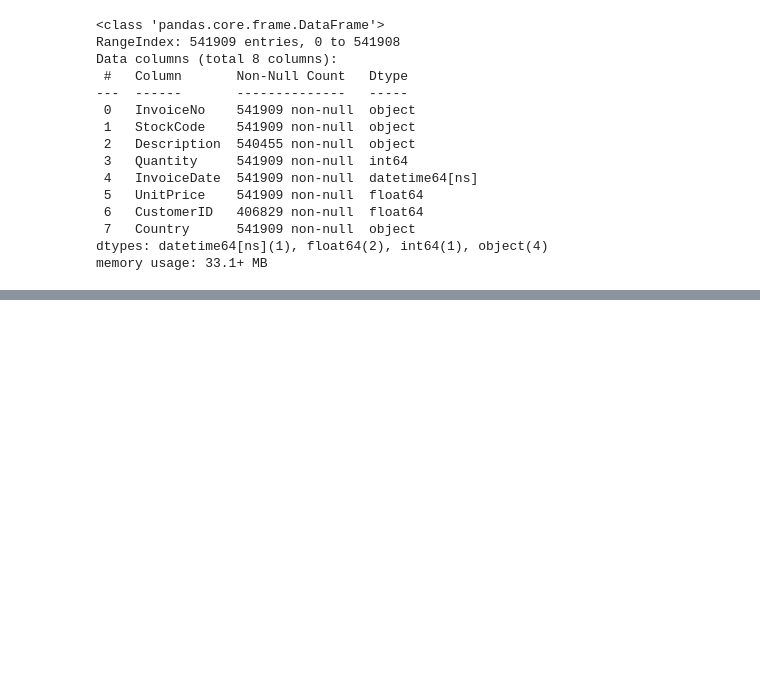
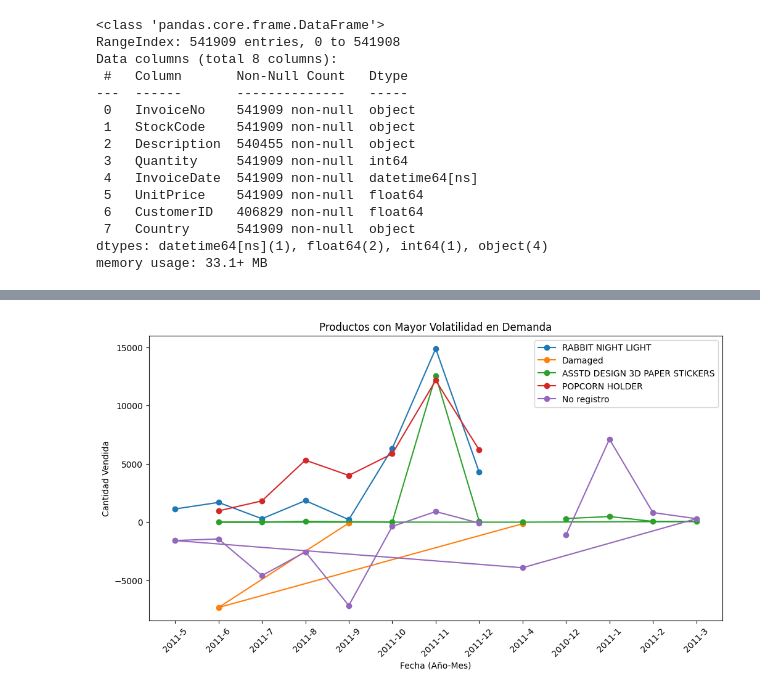
Before and after one commit to JosePicalua/Proyectos-Data-Analys-Science, a Jupyter notebook: DataSet-Kaggle/Proyecto-3-Online-Retail/proyectoVENTASonlineretail.ipynb, the cells around one changed output, grey strips where cells are left out. Drawn from its saved outputs; the diff is of its cells as text; code cells hidden in the pictures; blank space fills up the shorter version.

```diff
--- a/DataSet-Kaggle/Proyecto-3-Online-Retail/proyectoVENTASonlineretail.ipynb
+++ b/DataSet-Kaggle/Proyecto-3-Online-Retail/proyectoVENTASonlineretail.ipynb
@@ -78,3 +53,0 @@ df_train['Segundo'] = df_train['InvoiceDate'].dt.second
-# %%
-#eliminando la columna "fecha", debido que ya se separo por año, mes, dia, año
-columna_eliminada = df_train.pop('InvoiceDate')
@@ -86,0 +54,2 @@ df_train.to_csv(ruta, index=False, encoding='utf-8')
+# %%
+df_train['InvoiceDate'] = pd.to_datetime(df_train['InvoiceDate'], errors='coerce')
@@ -86,0 +59,2 @@ df_train.to_csv(ruta, index=False, encoding='utf-8')
+# %%
+df_train['Año-Mes'] = df_train['InvoiceDate'].dt.strftime('%Y-%m')  # Formato correcto
@@ -86,0 +65,12 @@ df_train.to_csv(ruta, index=False, encoding='utf-8')
+# %%
+# Agrupar por producto y mes, luego contar la cantidad de ventas por mes
+volatilidad_productos = df_train.groupby(['Description', 'Año', 'Mes'])['Quantity'].sum().reset_index()
+
+# Calcular la desviación estándar para cada producto
+volatilidad = volatilidad_productos.groupby('Description')['Quantity'].std().reset_index()
+
+# Ordenar productos de mayor a menor volatilidad
+volatilidad = volatilidad.sort_values(by='Quantity', ascending=False)
+
+# Ver los productos más volátiles
+print(volatilidad.head(10))
@@ -86,0 +89,23 @@ df_train.to_csv(ruta, index=False, encoding='utf-8')
+# %%
+
+# Seleccionar los 5 productos con mayor volatilidad
+top_volatiles = volatilidad.head(5)['Description'].tolist()
+df_top = volatilidad_productos[volatilidad_productos['Description'].isin(top_volatiles)]
+
+# Ordenar los datos por fecha
+df_train = df_train.sort_values(by='Año-Mes')
+
+# Graficar la demanda de estos productos a lo largo del tiempo
+plt.figure(figsize=(12, 6))
+for product in top_volatiles:
+    product_data = df_top[df_top['Description'] == product]
+    plt.plot(product_data['Año'].astype(str) + '-' + product_data['Mes'].astype(str), product_data['Quantity'], marker='o', label=product)
+
+plt.xticks(rotation=45)
+plt.xlabel("Fecha (Año-Mes)")
+plt.ylabel("Cantidad Vendida")
+plt.title("Productos con Mayor Volatilidad en Demanda")
+plt.legend()
+plt.show()
+# %% [output]
+[figure, added]
```
Also changed, not shown: parts of 28 cells of this notebook.
